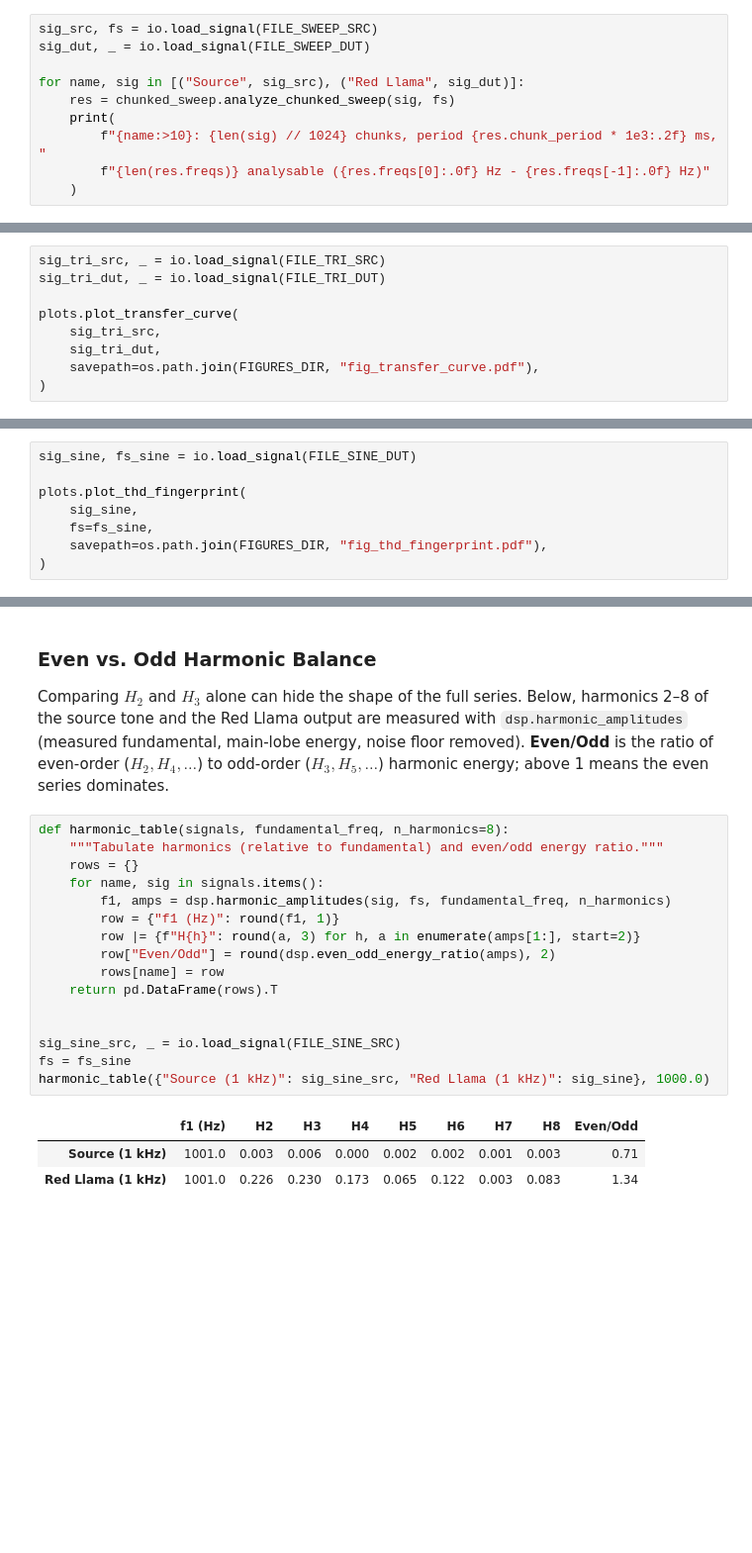
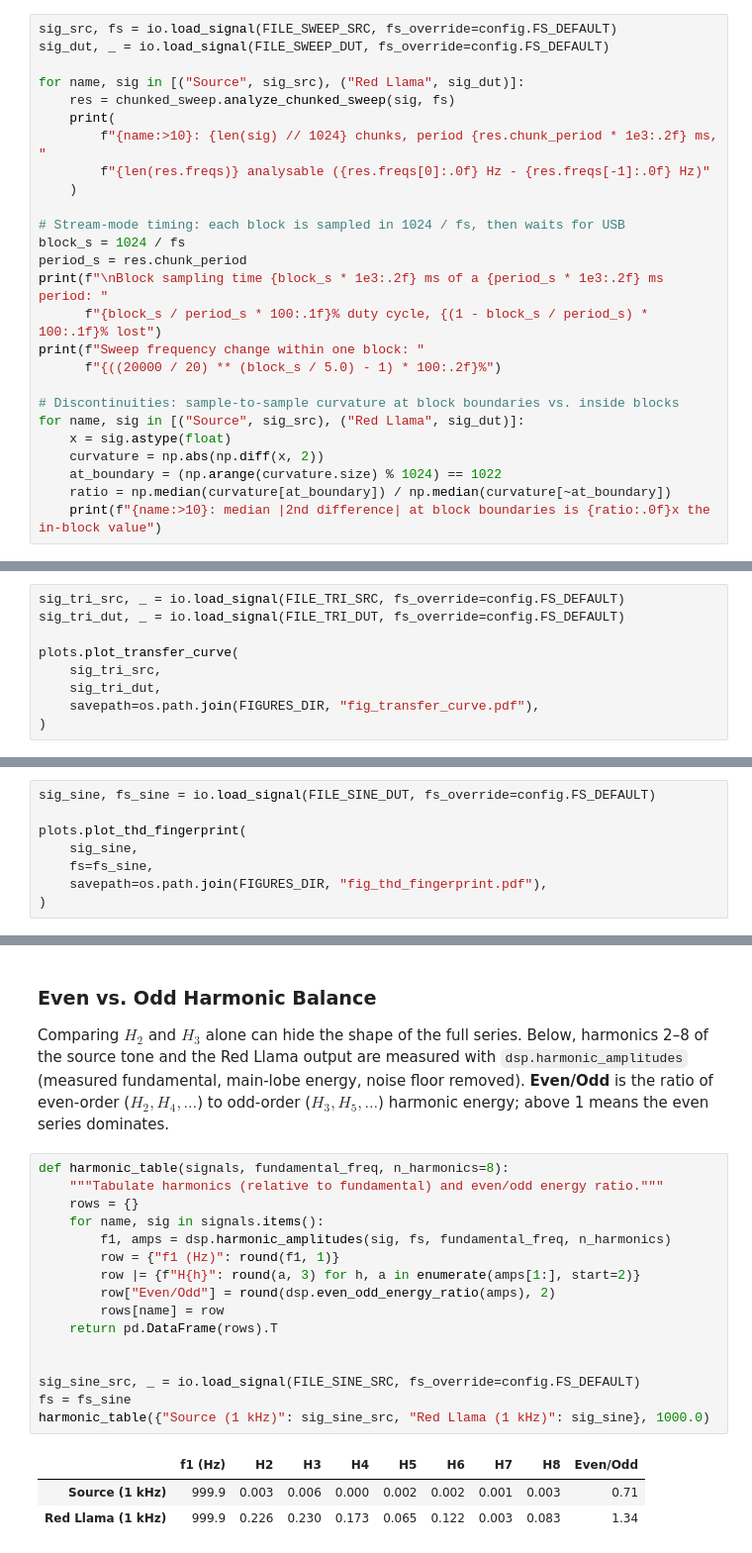
Before and after one commit to JacksonFergusonDev/systems-audio-lab, a Jupyter notebook: oscilloscope-rp2040/notebooks/04_transfer_analysis.ipynb, the cells around one changed output, grey strips where cells are left out. Shown at 99% size. Cells and saved outputs as stored; diff of their text form; blank space fills up the shorter version.

```diff
--- a/oscilloscope-rp2040/notebooks/04_transfer_analysis.ipynb
+++ b/oscilloscope-rp2040/notebooks/04_transfer_analysis.ipynb
@@ -70,8 +73,8 @@ The source loopback's own harmonics set the **distortion floor** of the measurem
 ### Timing Recovery
 Before trusting any per-chunk result, we check that the chunk timing model holds: a constant chunk period should explain the per-chunk frequencies of both captures.
 # %%
-sig_src, fs = io.load_signal(FILE_SWEEP_SRC)
-sig_dut, _ = io.load_signal(FILE_SWEEP_DUT)
+sig_src, fs = io.load_signal(FILE_SWEEP_SRC, fs_override=config.FS_DEFAULT)
+sig_dut, _ = io.load_signal(FILE_SWEEP_DUT, fs_override=config.FS_DEFAULT)
 
 for name, sig in [("Source", sig_src), ("Red Llama", sig_dut)]:
     res = chunked_sweep.analyze_chunked_sweep(sig, fs)
@@ -79,4 +82,20 @@ for name, sig in [("Source", sig_src), ("Red Llama", sig_dut)]:
         f"{name:>10}: {len(sig) // 1024} chunks, period {res.chunk_period * 1e3:.2f} ms, "
         f"{len(res.freqs)} analysable ({res.freqs[0]:.0f} Hz - {res.freqs[-1]:.0f} Hz)"
     )
+
+# Stream-mode timing: each block is sampled in 1024 / fs, then waits for USB
+block_s = 1024 / fs
+period_s = res.chunk_period
+print(f"\nBlock sampling time {block_s * 1e3:.2f} ms of a {period_s * 1e3:.2f} ms period: "
+      f"{block_s / period_s * 100:.1f}% duty cycle, {(1 - block_s / period_s) * 100:.1f}% lost")
+print(f"Sweep frequency change within one block: "
+      f"{((20000 / 20) ** (block_s / 5.0) - 1) * 100:.2f}%")
+
+# Discontinuities: sample-to-sample curvature at block boundaries vs. inside blocks
+for name, sig in [("Source", sig_src), ("Red Llama", sig_dut)]:
+    x = sig.astype(float)
+    curvature = np.abs(np.diff(x, 2))
+    at_boundary = (np.arange(curvature.size) % 1024) == 1022
+    ratio = np.median(curvature[at_boundary]) / np.median(curvature[~at_boundary])
+    print(f"{name:>10}: median |2nd difference| at block boundaries is {ratio:.0f}x the in-block value")
 # %% [output]
@@ -140,8 +168,8 @@ All figures below are printed by the cell above.
 # 5. Large-Signal Transfer Characteristic
 Plotting output against input (an XY plot) for a $100\text{Hz}$ triangle reveals the shape of the saturation curve directly. Source and DUT were captured separately and are aligned by cross-correlation.
 # %%
-sig_tri_src, _ = io.load_signal(FILE_TRI_SRC)
-sig_tri_dut, _ = io.load_signal(FILE_TRI_DUT)
+sig_tri_src, _ = io.load_signal(FILE_TRI_SRC, fs_override=config.FS_DEFAULT)
+sig_tri_dut, _ = io.load_signal(FILE_TRI_DUT, fs_override=config.FS_DEFAULT)
 
 plots.plot_transfer_curve(
     sig_tri_src,
@@ -168,7 +198,7 @@ Triangle output peaks: +1.05 V / -0.90 V (ratio 1.17)
 # 6. Steady-State Harmonic Fingerprint (Cross-Validation)
 A $1\text{kHz}$ sine captured in **burst mode** is gap-free and independent of the sweep analysis. Its spectrum provides a cross-check of the chunked method at one frequency.
 # %%
-sig_sine, fs_sine = io.load_signal(FILE_SINE_DUT)
+sig_sine, fs_sine = io.load_signal(FILE_SINE_DUT, fs_override=config.FS_DEFAULT)
 
 plots.plot_thd_fingerprint(
     sig_sine,
@@ -183,23 +213,23 @@ Comparing $H_2$ and $H_3$ alone can hide the shape of the full series. Below, ha
 # %%
 def harmonic_table(signals, fundamental_freq, n_harmonics=8):
     """Tabulate harmonics (relative to fundamental) and even/odd energy ratio."""
     rows = {}
     for name, sig in signals.items():
         f1, amps = dsp.harmonic_amplitudes(sig, fs, fundamental_freq, n_harmonics)
         row = {"f1 (Hz)": round(f1, 1)}
         row |= {f"H{h}": round(a, 3) for h, a in enumerate(amps[1:], start=2)}
         row["Even/Odd"] = round(dsp.even_odd_energy_ratio(amps), 2)
         rows[name] = row
     return pd.DataFrame(rows).T
 
 
-sig_sine_src, _ = io.load_signal(FILE_SINE_SRC)
+sig_sine_src, _ = io.load_signal(FILE_SINE_SRC, fs_override=config.FS_DEFAULT)
 fs = fs_sine
 harmonic_table({"Source (1 kHz)": sig_sine_src, "Red Llama (1 kHz)": sig_sine}, 1000.0)
 # %% [output]
 |  | f1 (Hz) | H2 | H3 | H4 | H5 | H6 | H7 | H8 | Even/Odd |
-| Source (1 kHz) | 1001.0 | 0.003 | 0.006 | 0.000 | 0.002 | 0.002 | 0.001 | 0.003 | 0.71 |
-| Red Llama (1 kHz) | 1001.0 | 0.226 | 0.230 | 0.173 | 0.065 | 0.122 | 0.003 | 0.083 | 1.34 |
+| Source (1 kHz) | 999.9 | 0.003 | 0.006 | 0.000 | 0.002 | 0.002 | 0.001 | 0.003 | 0.71 |
+| Red Llama (1 kHz) | 999.9 | 0.226 | 0.230 | 0.173 | 0.065 | 0.122 | 0.003 | 0.083 | 1.34 |
 # %%
 # Cross-check: burst-mode harmonics vs. the chunked sweep at the same frequency
 _, burst_amps = dsp.harmonic_amplitudes(sig_sine, fs_sine, 1000.0, n_harmonics=5)
```
Also changed, not shown: parts of 10 cells of this notebook, 7 other files.
